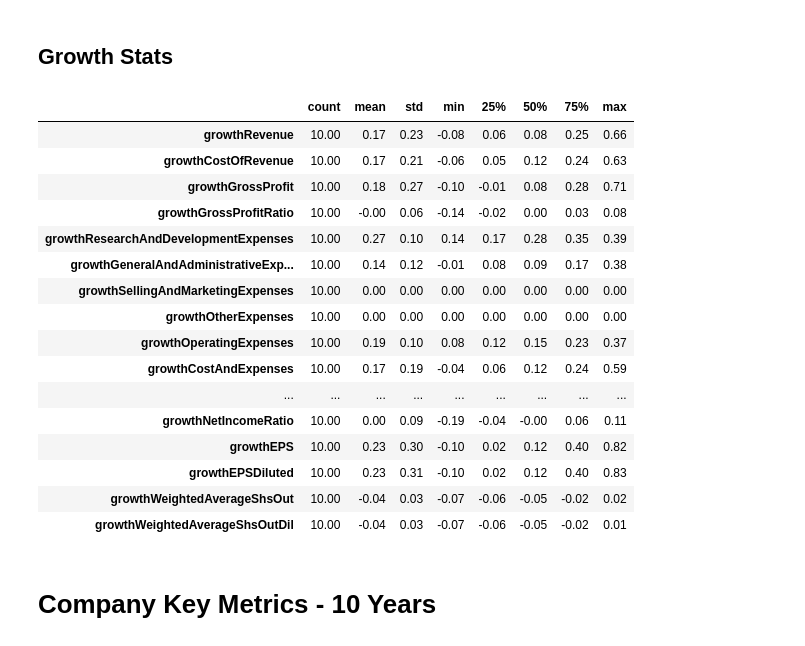
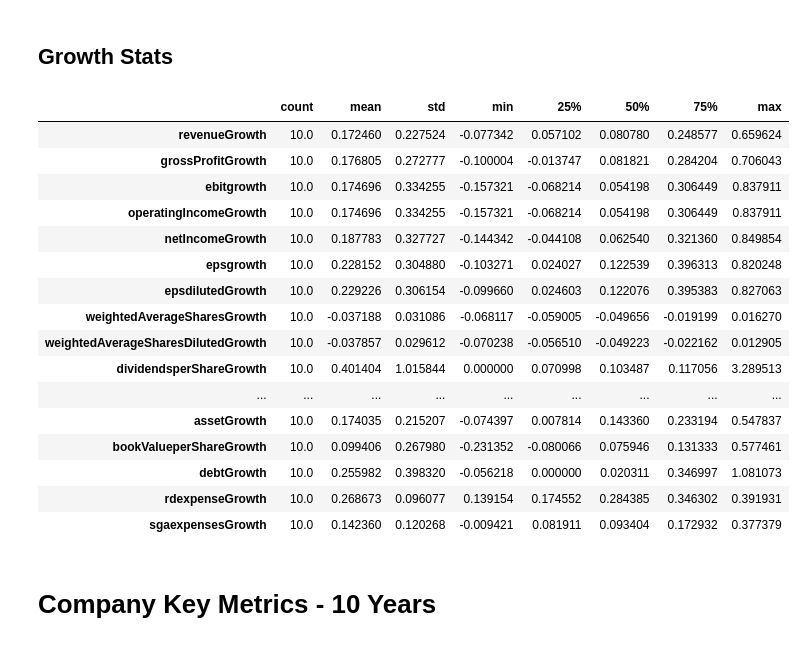
Before and after one commit to dbogatic/value_investing, a Jupyter notebook: intrinsic_value.ipynb, the cells around one changed output. Saved outputs shown, nothing was run; the diff lists cells and outputs as text; code cells hidden in the pictures.

```diff
--- a/intrinsic_value.ipynb
+++ b/intrinsic_value.ipynb
@@ -186,25 +186,25 @@ growth.T
 # %% [markdown]
 ## Growth Stats
 # %%
-growth_income.describe().T
+growth.describe().T
 # %% [output]
 |  | count | mean | std | min | 25% | 50% | 75% | max |
-| growthRevenue | 10.00 | 0.17 | 0.23 | -0.08 | 0.06 | 0.08 | 0.25 | 0.66 |
-| growthCostOfRevenue | 10.00 | 0.17 | 0.21 | -0.06 | 0.05 | 0.12 | 0.24 | 0.63 |
-| growthGrossProfit | 10.00 | 0.18 | 0.27 | -0.10 | -0.01 | 0.08 | 0.28 | 0.71 |
-| growthGrossProfitRatio | 10.00 | -0.00 | 0.06 | -0.14 | -0.02 | 0.00 | 0.03 | 0.08 |
-| growthResearchAndDevelopmentExpenses | 10.00 | 0.27 | 0.10 | 0.14 | 0.17 | 0.28 | 0.35 | 0.39 |
-| growthGeneralAndAdministrativeExp... | 10.00 | 0.14 | 0.12 | -0.01 | 0.08 | 0.09 | 0.17 | 0.38 |
-| growthSellingAndMarketingExpenses | 10.00 | 0.00 | 0.00 | 0.00 | 0.00 | 0.00 | 0.00 | 0.00 |
-| growthOtherExpenses | 10.00 | 0.00 | 0.00 | 0.00 | 0.00 | 0.00 | 0.00 | 0.00 |
-| growthOperatingExpenses | 10.00 | 0.19 | 0.10 | 0.08 | 0.12 | 0.15 | 0.23 | 0.37 |
-| growthCostAndExpenses | 10.00 | 0.17 | 0.19 | -0.04 | 0.06 | 0.12 | 0.24 | 0.59 |
+| revenueGrowth | 10.0 | 0.172460 | 0.227524 | -0.077342 | 0.057102 | 0.080780 | 0.248577 | 0.659624 |
+| grossProfitGrowth | 10.0 | 0.176805 | 0.272777 | -0.100004 | -0.013747 | 0.081821 | 0.284204 | 0.706043 |
+| ebitgrowth | 10.0 | 0.174696 | 0.334255 | -0.157321 | -0.068214 | 0.054198 | 0.306449 | 0.837911 |
+| operatingIncomeGrowth | 10.0 | 0.174696 | 0.334255 | -0.157321 | -0.068214 | 0.054198 | 0.306449 | 0.837911 |
+| netIncomeGrowth | 10.0 | 0.187783 | 0.327727 | -0.144342 | -0.044108 | 0.062540 | 0.321360 | 0.849854 |
+| epsgrowth | 10.0 | 0.228152 | 0.304880 | -0.103271 | 0.024027 | 0.122539 | 0.396313 | 0.820248 |
+| epsdilutedGrowth | 10.0 | 0.229226 | 0.306154 | -0.099660 | 0.024603 | 0.122076 | 0.395383 | 0.827063 |
+| weightedAverageSharesGrowth | 10.0 | -0.037188 | 0.031086 | -0.068117 | -0.059005 | -0.049656 | -0.019199 | 0.016270 |
+| weightedAverageSharesDilutedGrowth | 10.0 | -0.037857 | 0.029612 | -0.070238 | -0.056510 | -0.049223 | -0.022162 | 0.012905 |
+| dividendsperShareGrowth | 10.0 | 0.401404 | 1.015844 | 0.000000 | 0.070998 | 0.103487 | 0.117056 | 3.289513 |
 | ... | ... | ... | ... | ... | ... | ... | ... | ... |
-| growthNetIncomeRatio | 10.00 | 0.00 | 0.09 | -0.19 | -0.04 | -0.00 | 0.06 | 0.11 |
-| growthEPS | 10.00 | 0.23 | 0.30 | -0.10 | 0.02 | 0.12 | 0.40 | 0.82 |
-| growthEPSDiluted | 10.00 | 0.23 | 0.31 | -0.10 | 0.02 | 0.12 | 0.40 | 0.83 |
-| growthWeightedAverageShsOut | 10.00 | -0.04 | 0.03 | -0.07 | -0.06 | -0.05 | -0.02 | 0.02 |
-| growthWeightedAverageShsOutDil | 10.00 | -0.04 | 0.03 | -0.07 | -0.06 | -0.05 | -0.02 | 0.01 |
+| assetGrowth | 10.0 | 0.174035 | 0.215207 | -0.074397 | 0.007814 | 0.143360 | 0.233194 | 0.547837 |
+| bookValueperShareGrowth | 10.0 | 0.099406 | 0.267980 | -0.231352 | -0.080066 | 0.075946 | 0.131333 | 0.577461 |
+| debtGrowth | 10.0 | 0.255982 | 0.398320 | -0.056218 | 0.000000 | 0.020311 | 0.346997 | 1.081073 |
+| rdexpenseGrowth | 10.0 | 0.268673 | 0.096077 | 0.139154 | 0.174552 | 0.284385 | 0.346302 | 0.391931 |
+| sgaexpensesGrowth | 10.0 | 0.142360 | 0.120268 | -0.009421 | 0.081911 | 0.093404 | 0.172932 | 0.377379 |
 # %% [markdown]
 # Company Key Metrics - 10 Years
 # %%
```
Also changed, not shown: parts of 5 cells of this notebook.
